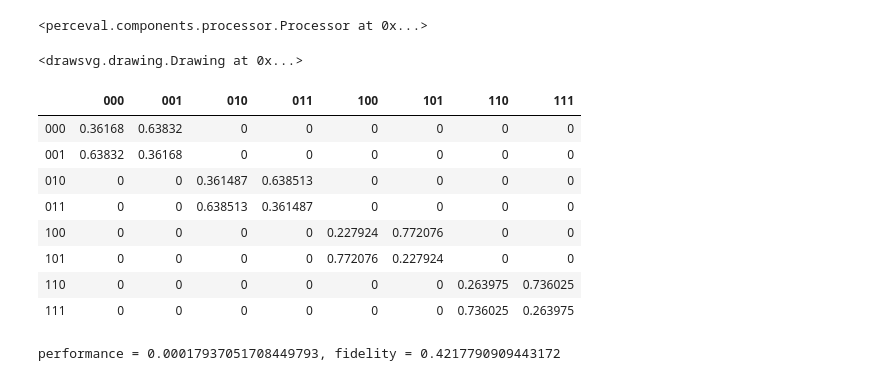
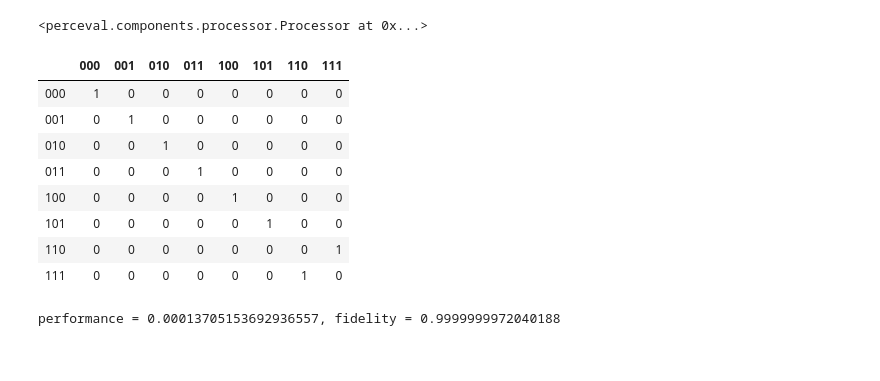
Before and after one commit to yezhuoyang/MIT2024QHackthon, a Jupyter notebook: test.ipynb, the cells around one changed output. Saved outputs shown, nothing was run; the diff lists cells and outputs as text; code cells hidden in the pictures.

```diff
--- a/test.ipynb
+++ b/test.ipynb
@@ -239,18 +239,37 @@ pcvl.pdisplay(c1)
 # %%
 p1 = Processor("SLOS", c1)
 p1.set_postselection(PostSelect("[0,1]==1 & [2,3]==1 & [4,5]==1"))
-p1.add_herald(6, 0)
-p1.add_herald(7, 0)
-p1.add_herald(8, 0)
+p1.add_herald(6, 1)
+p1.add_herald(7, 1)
+p1.add_herald(8, 1)
 # %% [output]
 <perceval.components.processor.Processor at 0x...>
-# %%
-pcvl.pdisplay(p1)
-# %% [output]
-<drawsvg.drawing.Drawing at 0x...>
 # %%
-set_phis(phis)
-set_thetas(thetas)
+params = [
+    2.16229035,
+    2.32355081,
+    3.14159843,
+    4.20592149,
+    1.05179214,
+    4.70936268,
+    1.05272042,
+    0.2410778,
+    4.87299728,
+    1.48332889,
+    0.19210323,
+    1.94935521,
+    1.45815626,
+    0.81566202,
+    1.25720826,
+    0.93387039,
+    1.89597638,
+    3.14152039,
+    5.18063196,
+    1.13067133,
+]
+
+set_phis(phis, params[:6])
+set_thetas(thetas, params[6:])
 proc = Processor("SLOS")
 proc.add(4, pcvl.BS.H())
 proc.add(0, p1)
@@ -259,39 +278,39 @@ proc.add(4, pcvl.BS.H())
 
 states = {
     pcvl.BasicState([1, 0, 1, 0, 1, 0]): "000",
     pcvl.BasicState([1, 0, 1, 0, 0, 1]): "001",
     pcvl.BasicState([1, 0, 0, 1, 1, 0]): "010",
     pcvl.BasicState([1, 0, 0, 1, 0, 1]): "011",
     pcvl.BasicState([0, 1, 1, 0, 1, 0]): "100",
     pcvl.BasicState([0, 1, 1, 0, 0, 1]): "101",
     pcvl.BasicState([0, 1, 0, 1, 1, 0]): "110",
     pcvl.BasicState([0, 1, 0, 1, 0, 1]): "111",
 }
 
 ca = pcvl.algorithm.Analyzer(proc, states)
 
 truth_table = {
     "000": "000",
     "001": "001",
     "010": "010",
     "011": "011",
     "100": "100",
     "101": "101",
     "110": "111",
     "111": "110",
 }
 ca.compute(expected=truth_table)
 
 pcvl.pdisplay(ca)
 print(f"performance = {ca.performance}, fidelity = {ca.fidelity.real}")
 # %% [output]
 |  | 000 | 001 | 010 | 011 | 100 | 101 | 110 | 111 |
-| 000 | 0.36168 | 0.63832 | 0 | 0 | 0 | 0 | 0 | 0 |
-| 001 | 0.63832 | 0.36168 | 0 | 0 | 0 | 0 | 0 | 0 |
-| 010 | 0 | 0 | 0.361487 | 0.638513 | 0 | 0 | 0 | 0 |
-| 011 | 0 | 0 | 0.638513 | 0.361487 | 0 | 0 | 0 | 0 |
-| 100 | 0 | 0 | 0 | 0 | 0.227924 | 0.772076 | 0 | 0 |
-| 101 | 0 | 0 | 0 | 0 | 0.772076 | 0.227924 | 0 | 0 |
-| 110 | 0 | 0 | 0 | 0 | 0 | 0 | 0.263975 | 0.736025 |
-| 111 | 0 | 0 | 0 | 0 | 0 | 0 | 0.736025 | 0.263975 |
+| 000 | 1 | 0 | 0 | 0 | 0 | 0 | 0 | 0 |
+| 001 | 0 | 1 | 0 | 0 | 0 | 0 | 0 | 0 |
+| 010 | 0 | 0 | 1 | 0 | 0 | 0 | 0 | 0 |
+| 011 | 0 | 0 | 0 | 1 | 0 | 0 | 0 | 0 |
+| 100 | 0 | 0 | 0 | 0 | 1 | 0 | 0 | 0 |
+| 101 | 0 | 0 | 0 | 0 | 0 | 1 | 0 | 0 |
+| 110 | 0 | 0 | 0 | 0 | 0 | 0 | 0 | 1 |
+| 111 | 0 | 0 | 0 | 0 | 0 | 0 | 1 | 0 |
-performance = 0.00017937051708449793, fidelity = 0.4217790909443172
+performance = 0.00013705153692936557, fidelity = 0.9999999972040188
```
Also changed, not shown: 1 other file.
